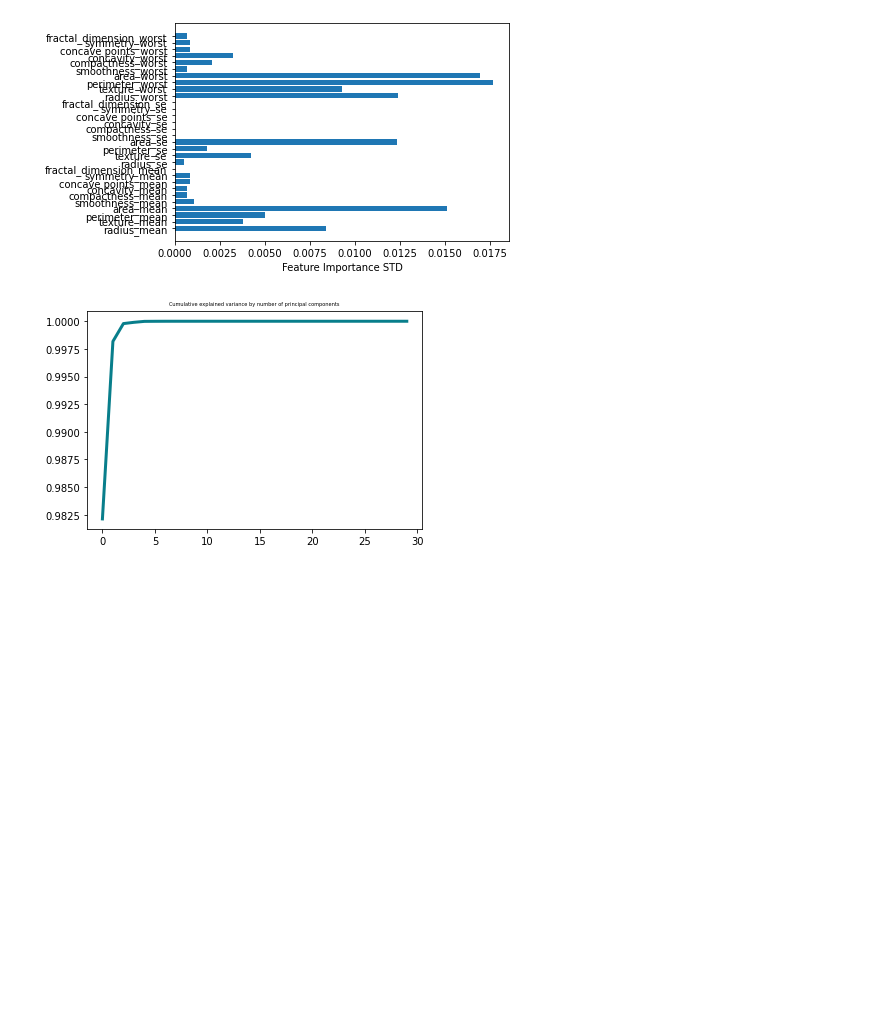
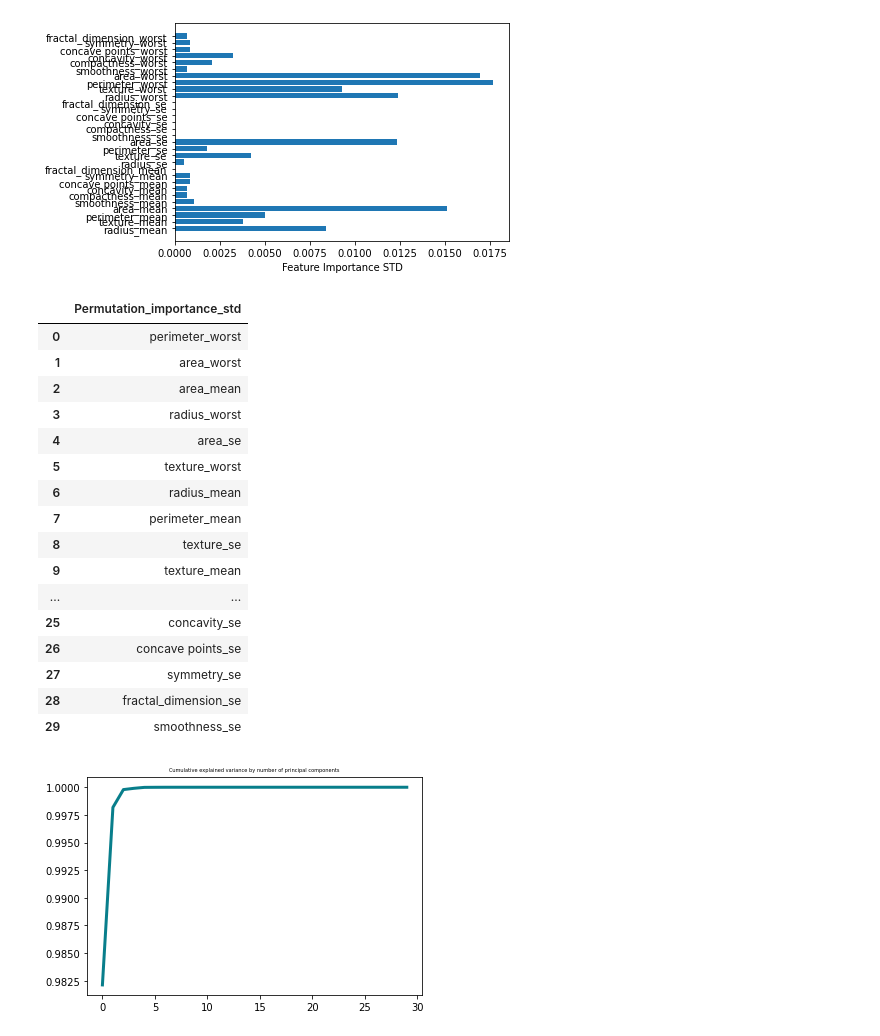
Before and after one commit to Noob919/Feature_selection, a Jupyter notebook: Breast_cancer_wisconsin.ipynb, the cells around one changed output. Saved outputs shown, nothing was run; the diff lists cells and outputs as text; code cells hidden in the pictures; blank space fills up the shorter version.

```diff
--- a/Breast_cancer_wisconsin.ipynb
+++ b/Breast_cancer_wisconsin.ipynb
@@ -79,3 +175,25 @@ plt.xlabel("Feature Importance STD")
 # %% [output]
 Text(0.5, 0, 'Feature Importance STD')
 [figure]
+# %%
+dc = {'Permutation_importance_std': X.columns[result.importances_std.argsort()[::-1]]}
+rank_per_std = pd.DataFrame(data =  dc)
+rank_per_std
+# %% [output]
+|  | Permutation_importance_std |
+| 0 | perimeter_worst |
+| 1 | area_worst |
+| 2 | area_mean |
+| 3 | radius_worst |
+| 4 | area_se |
+| 5 | texture_worst |
+| 6 | radius_mean |
+| 7 | perimeter_mean |
+| 8 | texture_se |
+| 9 | texture_mean |
+| ... | ... |
+| 25 | concavity_se |
+| 26 | concave points_se |
+| 27 | symmetry_se |
+| 28 | fractal_dimension_se |
+| 29 | smoothness_se |
```
Also changed, not shown: parts of 28 cells of this notebook.
